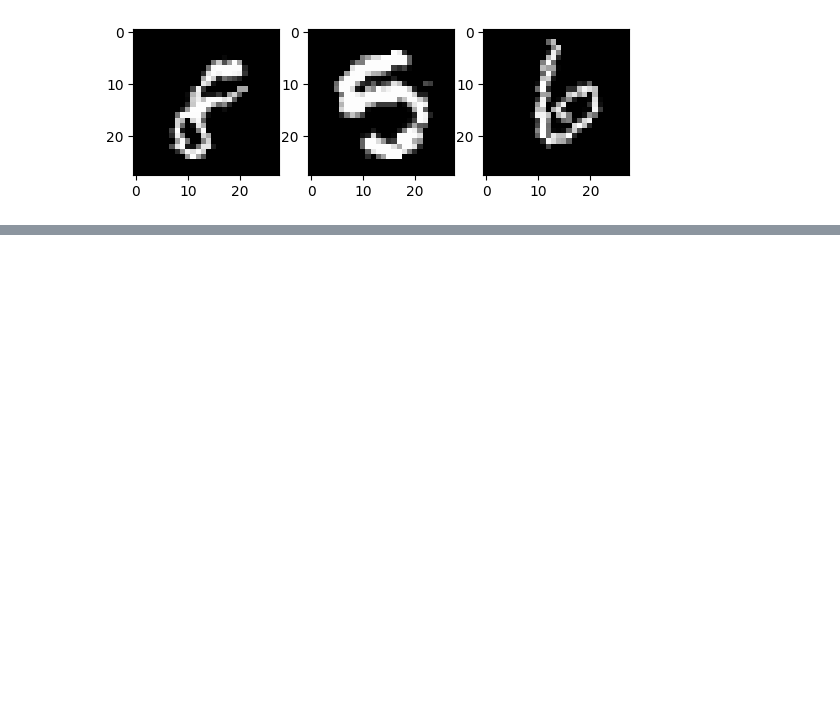
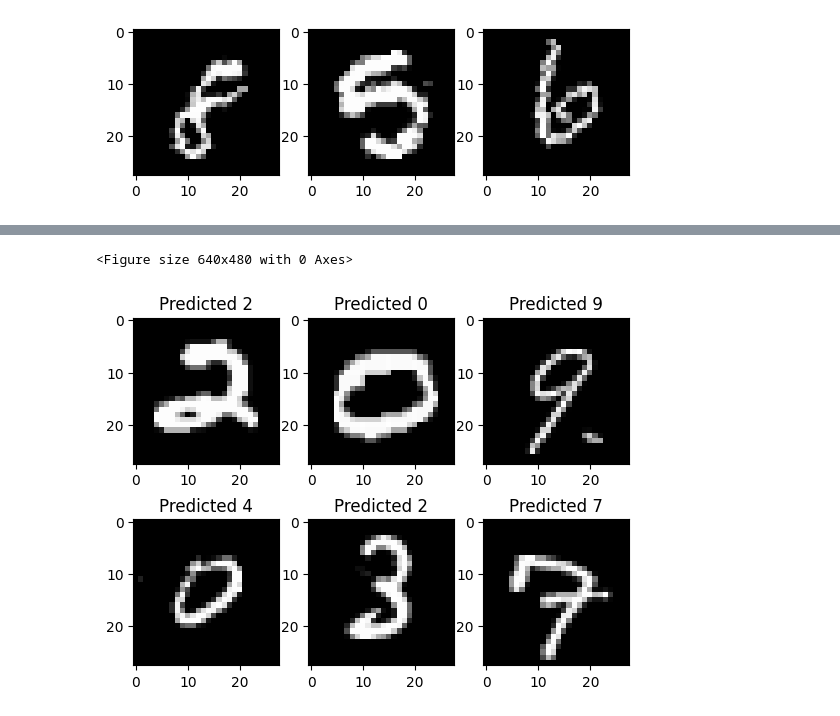
Before and after one commit to thecodergus/algoritmos-uteis, a Jupyter notebook: ipynb/vit_from_scratch.ipynb, the cells around one changed output, grey strips where cells are left out. Saved outputs shown, nothing was run; the diff lists cells and outputs as text; code cells hidden in the pictures; blank space fills up the shorter version.

```diff
--- a/ipynb/vit_from_scratch.ipynb
+++ b/ipynb/vit_from_scratch.ipynb
@@ -359,22 +532,47 @@ KeyboardInterrupt:
 # %%
+# Previsão do modelo nos dados de teste/submissão
+
+# Listas para armazenar rótulos, IDs e imagens
 labels, ids, imgs = [], [], []
 
+# Modo de avaliação
 model.eval()
+
+# Avaliação sem cálculo de gradientes
 with torch.no_grad():
+    # Iteração sobre os dados de teste/submissão
     for idx, sample in enumerate(tqdm(test_dataloader, position=0, leave=True)):
-        img = sample["image"].to(device)
-        ids.extend([int(i) + 1 for i in sample["index"]])
+        img = sample["image"].to(
+            device
+        )  # Obtenção das imagens e envio para o dispositivo
+        ids.extend(
+            [int(i) + 1 for i in sample["index"]]
+        )  # Adicionar IDs aos quais 1 é somado para compatibilidade com a indexação do Kaggle
 
-        outputs = model(img)
+        outputs = model(img)  # Obtenção das previsões
 
-        imgs.extend(img.detach().cpu())
-        labels.extend([int(i) for i in torch.argmax(outputs, dim=1)])
+        imgs.extend(img.detach().cpu())  # Adicionar as imagens
+        labels.extend(
+            [int(i) for i in torch.argmax(outputs, dim=1)]
+        )  # Adicionar os rótulos previstos
 # %%
+# Plotagem das imagens com rótulos previstos
+
+# Criação da figura e dos eixos
 plt.figure()
 f, axarr = plt.subplots(2, 3)
+
+# Contador para iterar sobre as imagens
 counter = 0
+
+# Iteração para plotar as imagens e rótulos previstos
 for i in range(2):
     for j in range(3):
-        axarr[i][j].imshow(imgs[counter].squeeze(), cmap="gray")
-        axarr[i][j].set_title(f"Predicted {labels[counter]}")
-        counter += 1
+        axarr[i][j].imshow(imgs[counter].squeeze(), cmap="gray")  # Plotagem da imagem
+        axarr[i][j].set_title(
+            f"Predicted {labels[counter]}"
+        )  # Definição do título com o rótulo previsto
+        counter += 1  # Atualização do contador para a próxima imagem
+# %% [output]
+<Figure size 640x480 with 0 Axes>
+[figure, added]
```
Also changed, not shown: parts of 13 cells of this notebook.
